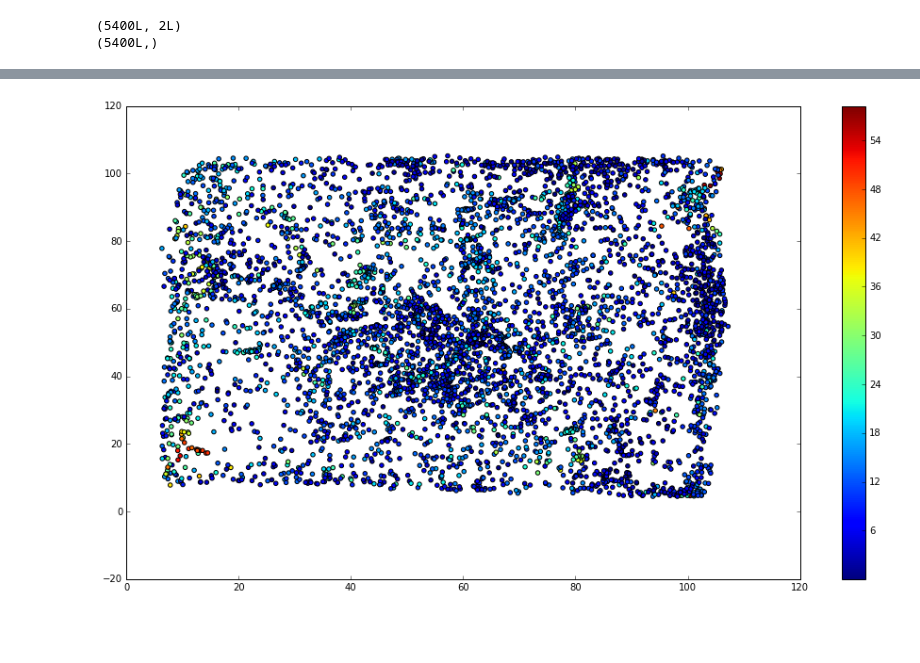
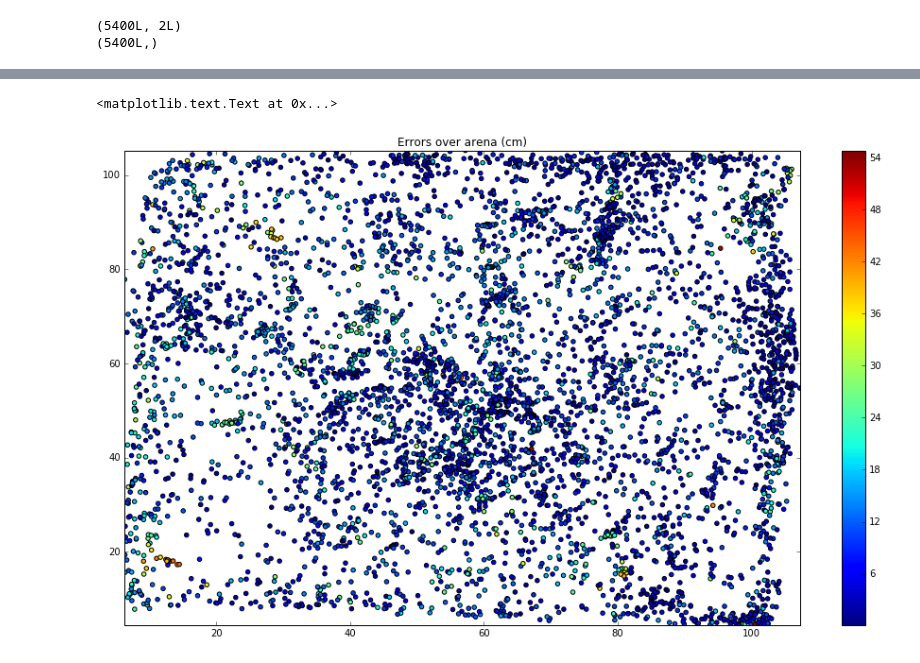
Before and after one commit to afcarl/bnni2015, a Jupyter notebook: lstm/results.ipynb, the cells around one changed output, grey strips where cells are left out. Drawn from its saved outputs; the diff is of its cells as text; code cells hidden in the pictures; blank space fills up the shorter version.

```diff
--- a/lstm/results.ipynb
+++ b/lstm/results.ipynb
@@ -5,4 +7,7 @@ import matplotlib.pyplot as plt
 # %%
-pred_y = np.load("lstmpred.npy").reshape((-1, 2))
-print pred_y.shape
+cvfolds = 5
+pred_y = np.load("lstmpred.npy")
+seqlen = pred_y.shape[1]
+pred_y = pred_y.reshape((-1, 2))
+print pred_y.shape, seqlen
 # %% [output]
@@ -74,6 +105,10 @@ plt.title("Bi-LSTM")
 # %%
 plt.figure(figsize=(16,9))
 plt.scatter(y[:,0], y[:,1],c=errors)
+plt.xlim([np.min(y[:,0]), np.max(y[:,0])])
+plt.ylim([np.min(y[:,1]), np.max(y[:,1])])
 plt.colorbar();
+plt.title("Errors over arena (cm)")
 # %% [output]
+<matplotlib.text.Text at 0x...>
-[figure, old version]
+[figure, new version]
```
Also changed, not shown: parts of 23 cells of this notebook, 1 other file.
